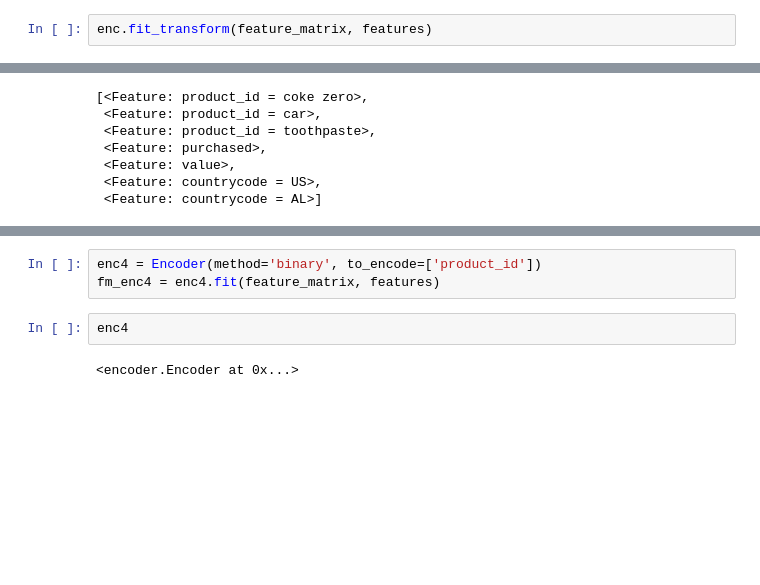
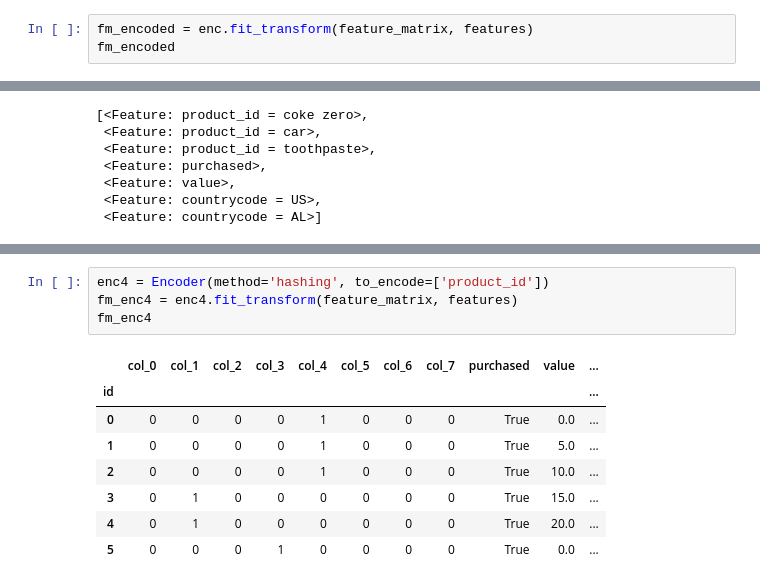
Before and after one commit to alteryx/categorical_encoding, a Jupyter notebook: categorical_encoding/encoder.ipynb, the cells around one changed output, grey strips where cells are left out. Saved outputs shown, nothing was run; the diff lists cells and outputs as text; blank space fills up the shorter version.

Commit message:
changes to encoder api including renaming of encoded fm columns

```diff
--- a/categorical_encoding/encoder.ipynb
+++ b/categorical_encoding/encoder.ipynb
@@ -48,7 +46,8 @@ enc.transform(feature_matrix)
 | 4 | 0 | 1 | 0 | True | 20.0 | 1 | 0 |
 | 5 | 0 | 0 | 1 | True | 0.0 | 0 | 1 |
 # %%
-enc.fit_transform(feature_matrix, features)
+fm_encoded = enc.fit_transform(feature_matrix, features)
+fm_encoded
 # %% [output]
 |  | product_id_1 | product_id_2 | product_id_3 | purchased | value | countrycode_1 | countrycode_2 |
 | id |  |  |  |  |  |  |  |
@@ -160,7 +107,13 @@ enc.method.feature_names
 # %%
-enc4 = Encoder(method='binary', to_encode=['product_id'])
-fm_enc4 = enc4.fit(feature_matrix, features)
+enc4 = Encoder(method='hashing', to_encode=['product_id'])
+fm_enc4 = enc4.fit_transform(feature_matrix, features)
+fm_enc4
+# %% [output]
+|  | col_0 | col_1 | col_2 | col_3 | col_4 | col_5 | col_6 | col_7 | purchased | value | ... |
+| id |  |  |  |  |  |  |  |  |  |  | ... |
+| 0 | 0 | 0 | 0 | 0 | 1 | 0 | 0 | 0 | True | 0.0 | ... |
+| 1 | 0 | 0 | 0 | 0 | 1 | 0 | 0 | 0 | True | 5.0 | ... |
+| 2 | 0 | 0 | 0 | 0 | 1 | 0 | 0 | 0 | True | 10.0 | ... |
+| 3 | 0 | 1 | 0 | 0 | 0 | 0 | 0 | 0 | True | 15.0 | ... |
+| 4 | 0 | 1 | 0 | 0 | 0 | 0 | 0 | 0 | True | 20.0 | ... |
+| 5 | 0 | 0 | 0 | 1 | 0 | 0 | 0 | 0 | True | 0.0 | ... |
-# %%
-enc4
-# %% [output]
-<encoder.Encoder at 0x...>
```
Also changed, not shown: parts of 14 cells of this notebook, 7 other files.
